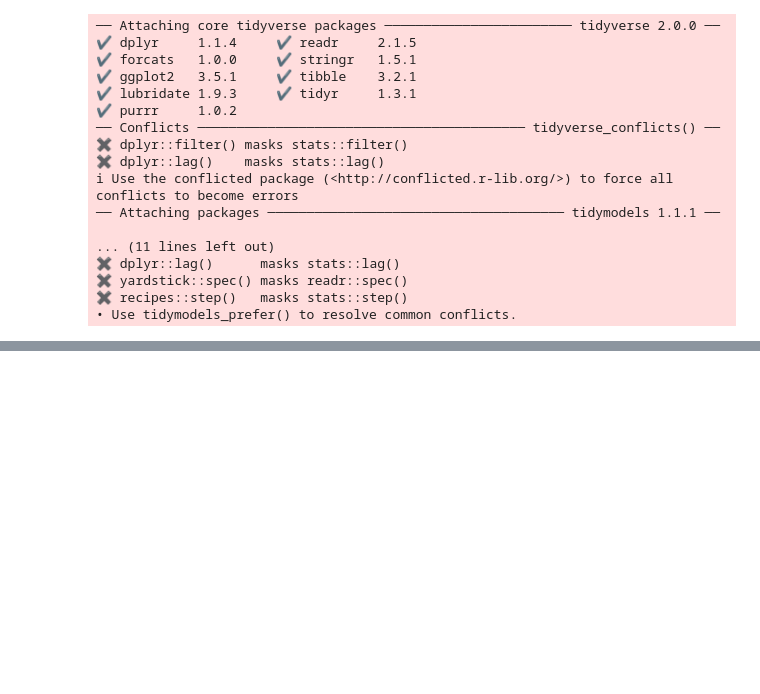
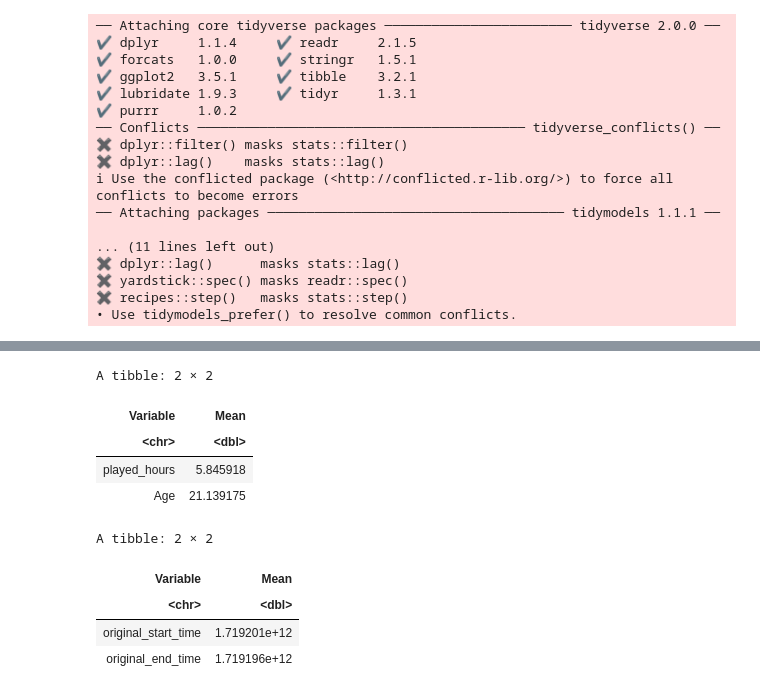
Before and after one commit to vincccss/dsci100-project-planning, a Jupyter notebook: vincent_individual_project.ipynb, the cells around one changed output, grey strips where cells are left out. Drawn from its saved outputs; the diff is of its cells as text; code cells hidden in the pictures; blank space fills up the shorter version.

```diff
--- a/vincent_individual_project.ipynb
+++ b/vincent_individual_project.ipynb
@@ -81,3 +81,24 @@ A spec_tbl_df: 1535 × 5
 | fd6563a4e0f6f4273580e5fedbd8dda64... | 28/07/2024 15:36 | 28/07/2024 15:57 | 1.72218e+12 | 1.72218e+12 |
 | fd6563a4e0f6f4273580e5fedbd8dda64... | 25/07/2024 06:15 | 25/07/2024 06:22 | 1.72189e+12 | 1.72189e+12 |
 | 36d9cbb4c6bc0c1a6911436d2da0d09ec... | 20/05/2024 02:26 | 20/05/2024 02:45 | 1.71617e+12 | 1.71617e+12 |
+# %%
+players |>
+select(played_hours,Age) |>
+summarize(across(everything(), ~ mean(.x, na.rm = TRUE))) |>
+pivot_longer(everything(), names_to = "Variable", values_to = "Mean")
+
+sessions |>
+select(original_start_time,original_end_time) |>
+summarize(across(everything(), ~ mean(.x, na.rm = TRUE))) |>
+pivot_longer(everything(), names_to = "Variable", values_to = "Mean")
+# %% [output]
+A tibble: 2 × 2
+| Variable | Mean |
+| <chr> | <dbl> |
+| played_hours | 5.845918 |
+| Age | 21.139175 |
+A tibble: 2 × 2
+| Variable | Mean |
+| <chr> | <dbl> |
+| original_start_time | 1.719201e+12 |
+| original_end_time | 1.719196e+12 |
```
Also changed, not shown: parts of 3 cells of this notebook.
